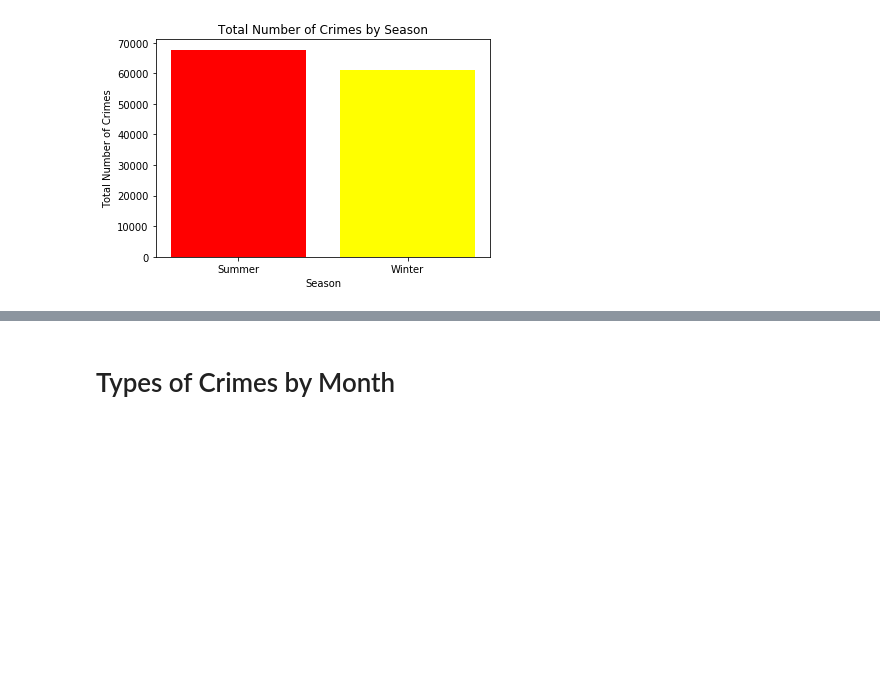
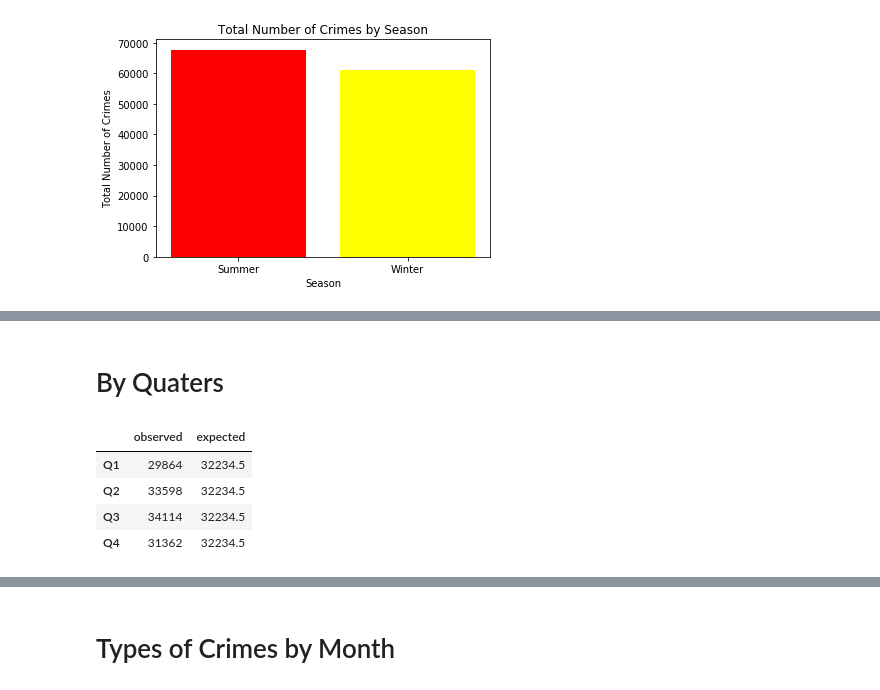
Before and after one commit to kanskris/kansas_crime_2018, a Jupyter notebook: Laylaa- Monthly Analysis.ipynb, the cells around one changed output, grey strips where cells are left out. Saved outputs shown, nothing was run; the diff lists cells and outputs as text; code cells hidden in the pictures; blank space fills up the shorter version.

```diff
--- a/Laylaa- Monthly Analysis.ipynb
+++ b/Laylaa- Monthly Analysis.ipynb
@@ -72,0 +131,19 @@ ValueError: zero-dimensional arrays cannot be concatenated
+# %% [markdown]
+# By Quaters
+# %%
+q1 = jan+feb+mar
+q2 = apr+may+jun
+q3 = jul+aug+sep
+q4 = Oct+nov+dec
+observed = pd.Series([q1, q2, q3, q4], index=['Q1', 'Q2', 'Q3', 'Q4'])
+expected = (q1+q2+q3+q4)/4
+df2 = pd.DataFrame([observed]).T
+df2[1] = [expected, expected, expected, expected]
+df2.columns = ['observed', 'expected']
+df2
+# %% [output]
+|  | observed | expected |
+| Q1 | 29864 | 32234.5 |
+| Q2 | 33598 | 32234.5 |
+| Q3 | 34114 | 32234.5 |
+| Q4 | 31362 | 32234.5 |
```
Also changed, not shown: parts of 19 cells of this notebook, 1 other file.
